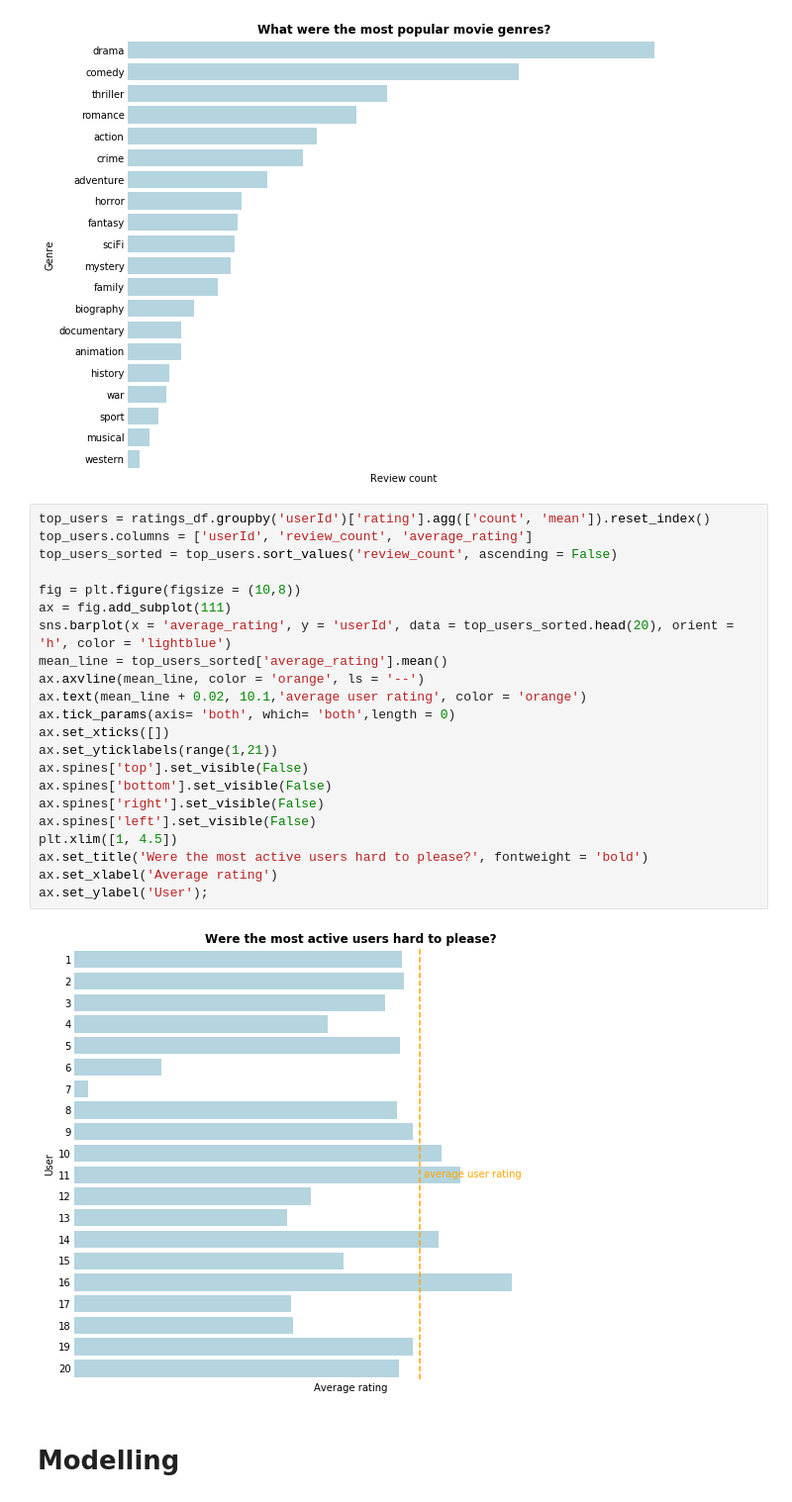
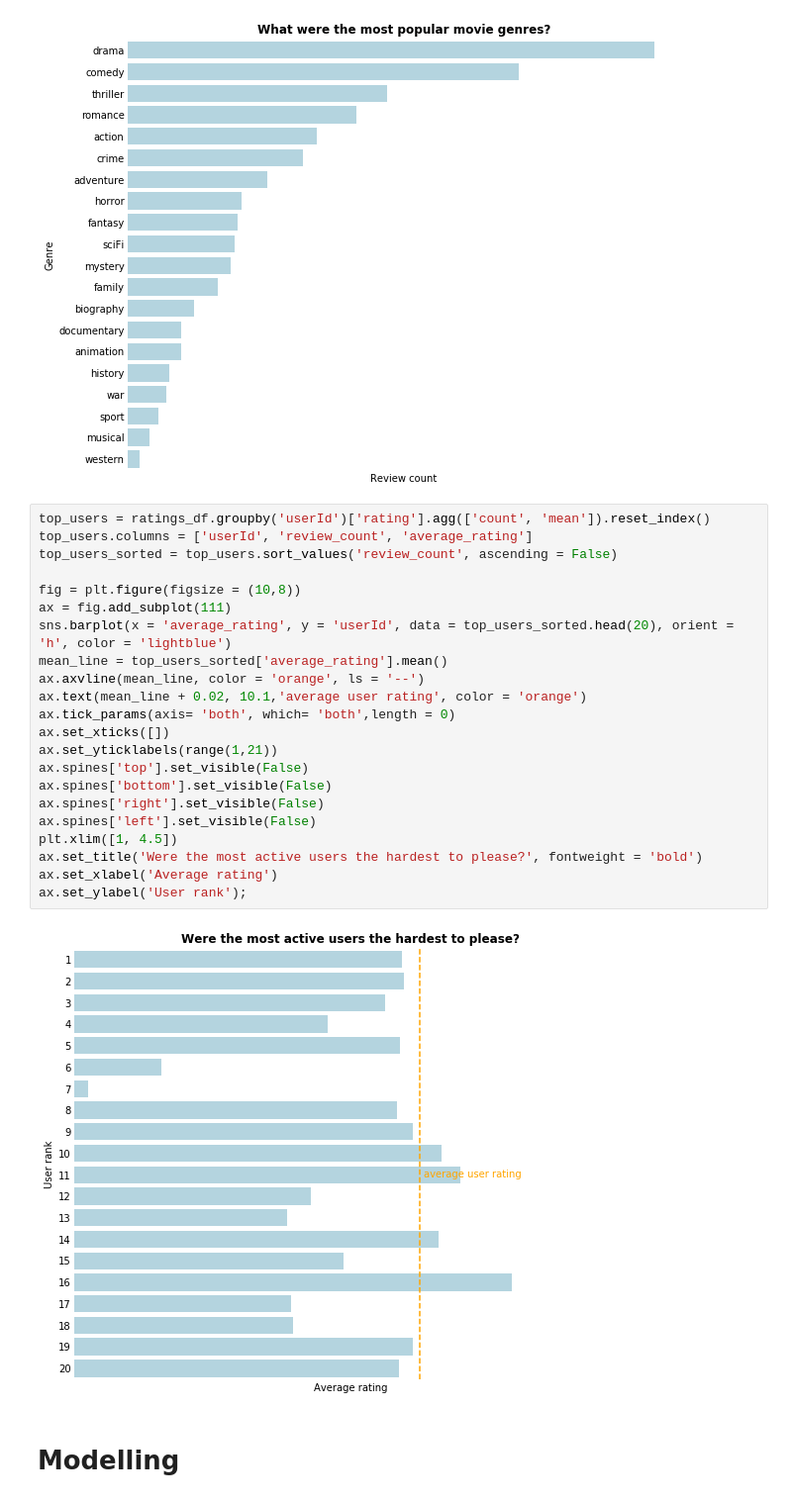
Before and after one commit to jackbustertann/Movie_recommendation_system, a Jupyter notebook: index.ipynb, the cells around one changed output. Shown at 99% size. Drawn from its saved outputs; the diff is of its cells as text.

```diff
--- a/index.ipynb
+++ b/index.ipynb
@@ -131,26 +107,26 @@ ax.set_ylabel('Genre');
 # %%
 top_users = ratings_df.groupby('userId')['rating'].agg(['count', 'mean']).reset_index()
 top_users.columns = ['userId', 'review_count', 'average_rating']
 top_users_sorted = top_users.sort_values('review_count', ascending = False)
 
 fig = plt.figure(figsize = (10,8))
 ax = fig.add_subplot(111)
 sns.barplot(x = 'average_rating', y = 'userId', data = top_users_sorted.head(20), orient = 'h', color = 'lightblue')
 mean_line = top_users_sorted['average_rating'].mean()
 ax.axvline(mean_line, color = 'orange', ls = '--')
 ax.text(mean_line + 0.02, 10.1,'average user rating', color = 'orange')
 ax.tick_params(axis= 'both', which= 'both',length = 0)
 ax.set_xticks([])
 ax.set_yticklabels(range(1,21))
 ax.spines['top'].set_visible(False)
 ax.spines['bottom'].set_visible(False)
 ax.spines['right'].set_visible(False)
 ax.spines['left'].set_visible(False)
 plt.xlim([1, 4.5])
-ax.set_title('Were the most active users hard to please?', fontweight = 'bold')
+ax.set_title('Were the most active users the hardest to please?', fontweight = 'bold')
 ax.set_xlabel('Average rating')
-ax.set_ylabel('User');
+ax.set_ylabel('User rank');
 # %% [output]
-[figure, old version]
+[figure, new version]
 # %% [markdown]
 # Modelling
```
Also changed, not shown: parts of 12 cells of this notebook, 3 other files.
